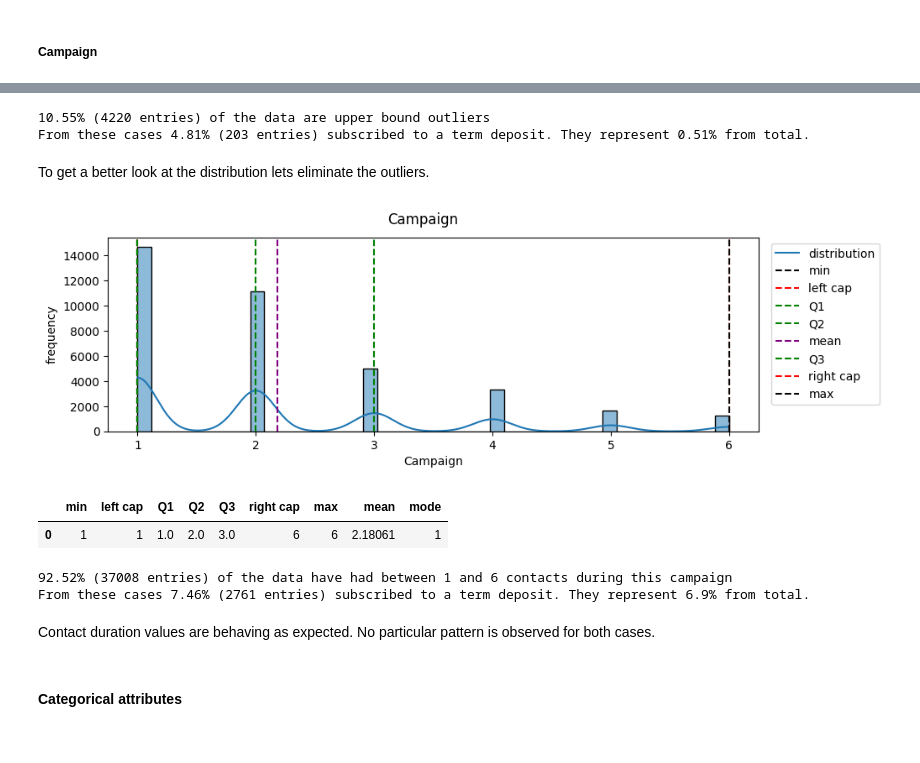
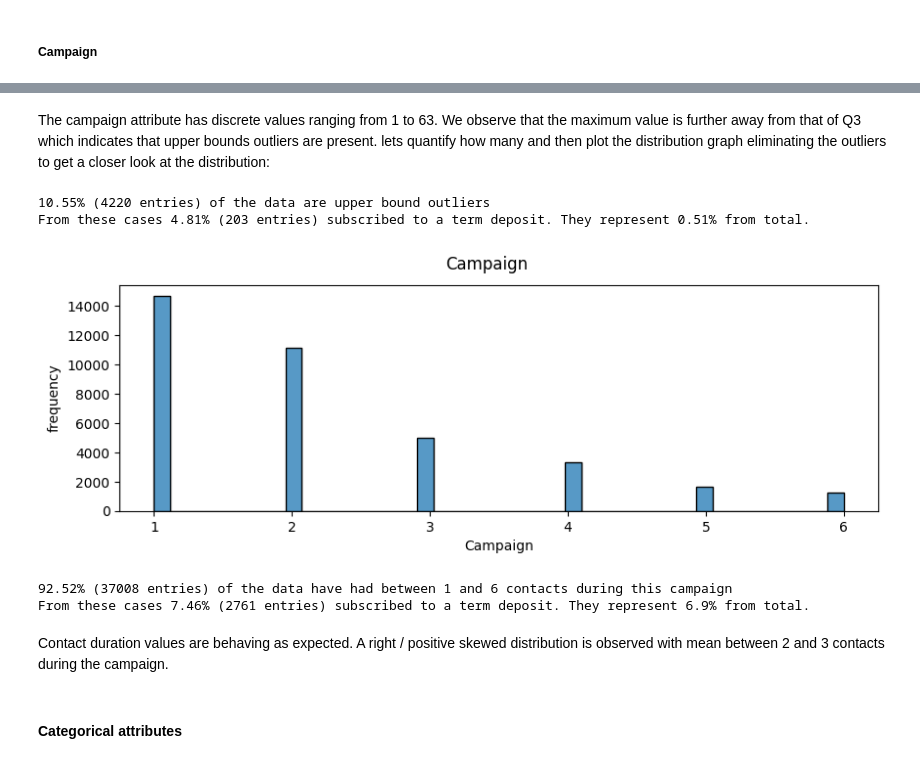
Before and after one commit to AlexandraBinder/Term-Deposit-Marketing, a Jupyter notebook: main_p2.ipynb, the cells around one changed output, grey strips where cells are left out. Cells and saved outputs as stored; diff of their text form; code cells hidden in the pictures.

```diff
--- a/main_p2.ipynb
+++ b/main_p2.ipynb
@@ -43,7 +43,7 @@ import matplotlib.pyplot as plt
 
 from utils import get_percent
 
-PROJECT_PATH = os.path.join(os.getcwd(),'p2-term-deposit-marketing')
+PROJECT_PATH = os.path.join(os.getcwd(),'P2-Term-Deposit-Marketing')
 # %%
 file_name = 'term-deposit-marketing-2020.csv'
 df = pd.read_csv(os.path.join(PROJECT_PATH, file_name))
@@ -147,7 +147,7 @@ At first glance we get the following information for each of the numerical attri
 
 A quick analysis for each attribute will be made using a graph that combines both a distribution plot and a box plot. For the latter lines will be traced that represent the caps, quartiles, min, max and mean values for each distribution.
 # %%
-def plot_distribution_with_stats(df, col, graph=True, lines=True):
+def plot_distribution_with_stats(df, col, graph=True, lines=True, kde=True):
     bp = plt.boxplot(df[col], vert=False, widths=5);
     plt.close()
     stats = dict()
@@ -170,7 +170,7 @@ def plot_distribution_with_stats(df, col, graph=True, lines=True):
         fig, ax = plt.subplots(1,1, figsize=(10,3))
         fig.suptitle(title)
 
-        sns.histplot(df[col], kde=True, ax=ax).set(xlabel=title, ylabel='frequency');
+        sns.histplot(df[col], kde=kde, ax=ax).set(xlabel=title, ylabel='frequency');
 
         if lines:
             plt.axvline(aux.loc[0,'min'], 0,1, color='black', linestyle='--');
@@ -350,0 +341,4 @@ Results show that the maximum amount of contacts performed during this campaign
+# %%
+print('Campaign attribute values:')
+print(df['campaign'].unique())
+aux = plot_distribution_with_stats(df, 'campaign', graph=False);
@@ -351,20 +351,17 @@ Results show that the maximum amount of contacts performed during this campaign
+# %% [markdown]
+The campaign attribute has discrete values ranging from 1 to 63. We observe that the maximum value is further away from that of Q3 which indicates that upper bounds outliers are present. lets quantify how many and then plot the distribution graph eliminating the outliers to get a closer look at the distribution:
 # %%
 case_mask = df['campaign'] >= aux.loc[0, 'right cap']
 
 print(f'{get_percent(df, case_mask, df, true_mask)}% ({df[case_mask].shape[0]} entries) of the data are upper bound outliers')
 print(f'From these cases {get_percent(df, case_mask & subscribed_mask, df, case_mask)}% ({df[case_mask & subscribed_mask].shape[0]} entries) subscribed to a term deposit. They represent {get_percent(df, case_mask & subscribed_mask, df, true_mask)}% from total.')
+
+mask = (df['campaign'] >= aux.loc[0, 'left cap']) & (df['campaign'] <= aux.loc[0, 'right cap'])
+plot_distribution_with_stats(df[mask], 'campaign', lines=False, kde=False);
 # %% [output]
 10.55% (4220 entries) of the data are upper bound outliers
 From these cases 4.81% (203 entries) subscribed to a term deposit. They represent 0.51% from total.
+[figure, added]
-# %% [markdown]
-To get a better look at the distribution lets eliminate the outliers.
-# %%
-mask = (df['campaign'] >= aux.loc[0, 'left cap']) & (df['campaign'] <= aux.loc[0, 'right cap'])
-plot_distribution_with_stats(df[mask], 'campaign');
-# %% [output]
-[figure, removed]
-|  | min | left cap | Q1 | Q2 | Q3 | right cap | max | mean | mode |
-| 0 | 1 | 1 | 1.0 | 2.0 | 3.0 | 6 | 6 | 2.18061 | 1 |
 # %%
 case_mask = mask
 
@@ -374,7 +371,7 @@ print(f'From these cases {get_percent(df, case_mask & subscribed_mask, df, case_
 92.52% (37008 entries) of the data have had between 1 and 6 contacts during this campaign
 From these cases 7.46% (2761 entries) subscribed to a term deposit. They represent 6.9% from total.
 # %% [markdown]
-Contact duration values are behaving as expected. No particular pattern is observed for both cases.
+Contact duration values are behaving as expected. A right / positive skewed distribution is observed with mean between 2 and 3 contacts during the campaign.
 # %% [markdown]
 #### Categorical attributes
 # %% [markdown]
```
Also changed, not shown: parts of 16 cells of this notebook.
